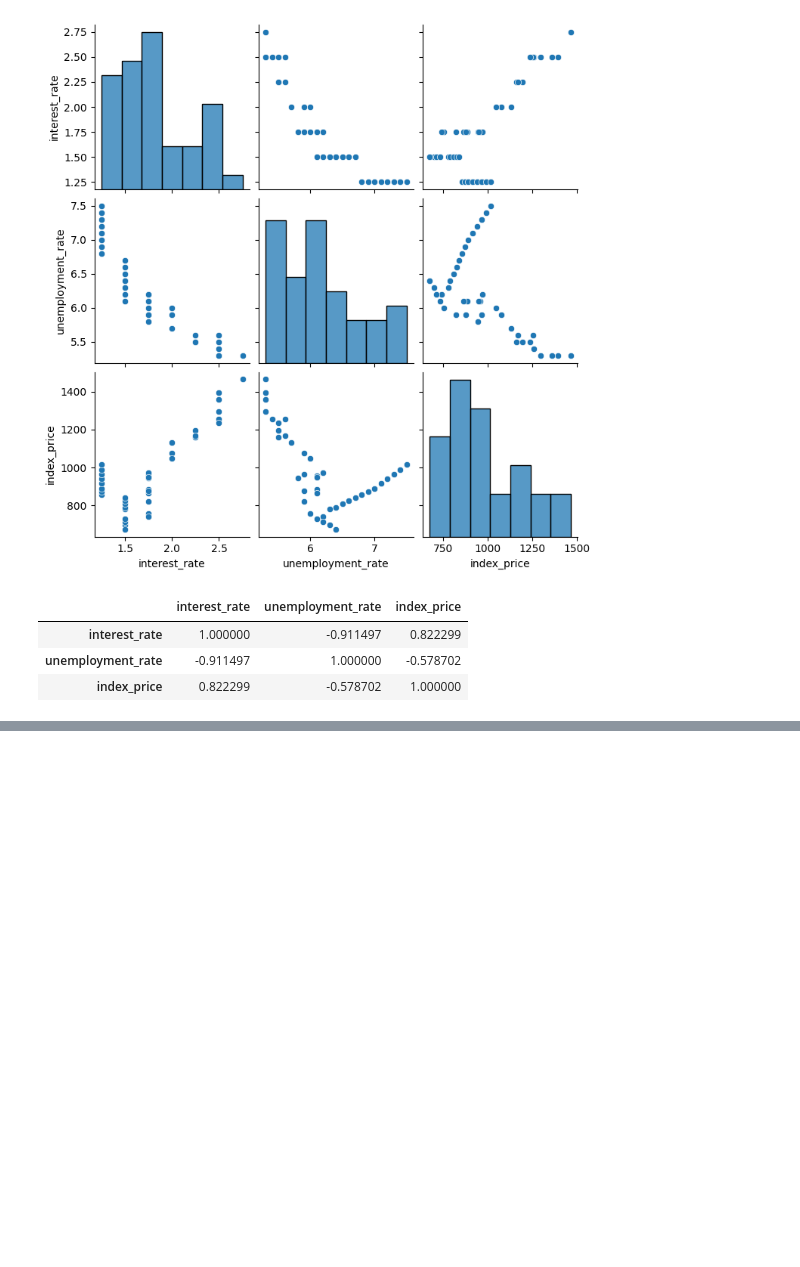
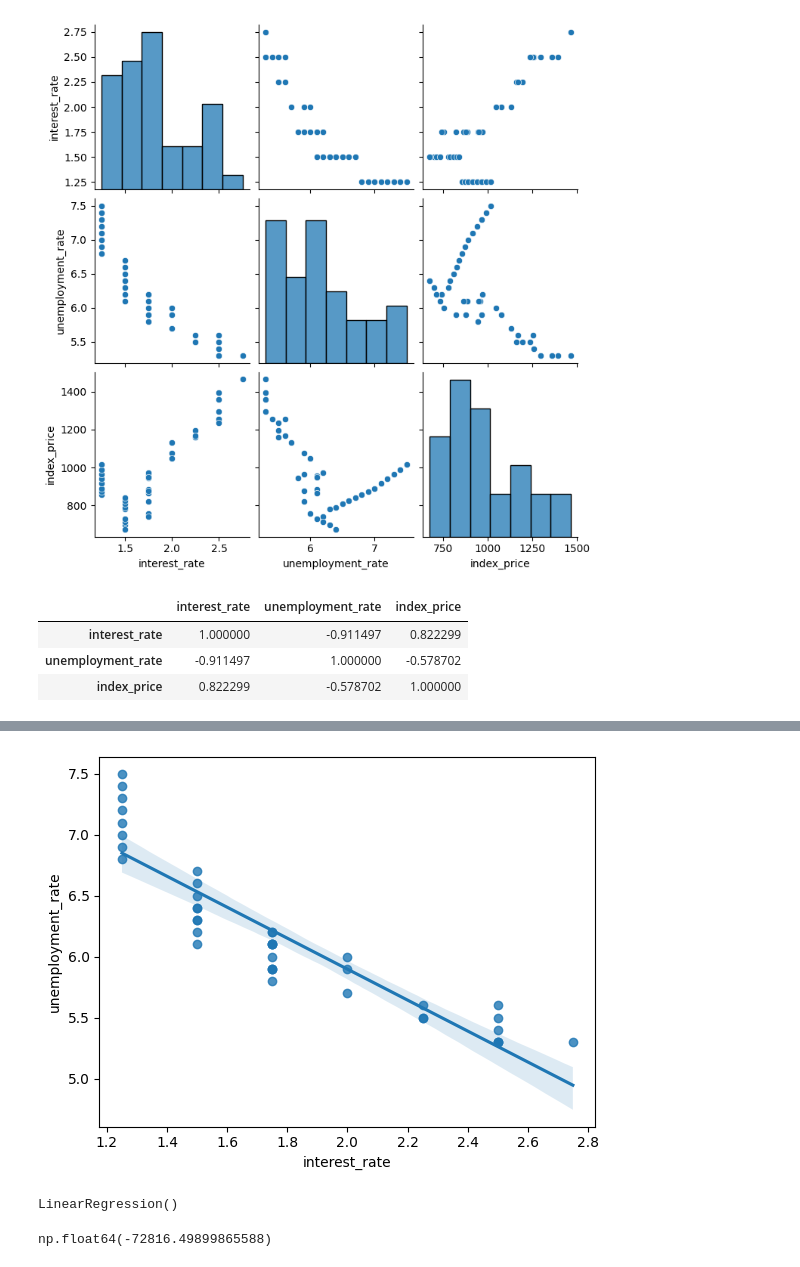
Before and after one commit to Shimul-Zahan/ML-Bootcamp, a Jupyter notebook: Regression/multiple linear regression/multiple_linear_regression.ipynb, the cells around one changed output, grey strips where cells are left out. Cells and saved outputs as stored; diff of their text form; code cells hidden in the pictures; blank space fills up the shorter version.

```diff
--- a/Regression/multiple linear regression/multiple_linear_regression.ipynb
+++ b/Regression/multiple linear regression/multiple_linear_regression.ipynb
@@ -40,0 +66,5 @@ data.corr()
+# %%
+sns.regplot(x=data['interest_rate'], y=data['unemployment_rate'])
+plt.show()
+# %% [output]
+[figure, added]
@@ -40,0 +77,6 @@ data.corr()
+# %%
+from sklearn.linear_model import LinearRegression
+regression = LinearRegression()
+regression.fit(X_train, y_train)
+# %% [output]
+LinearRegression()
@@ -40,0 +96,4 @@ data.corr()
+# %%
+np.mean(cross_val_sc)
+# %% [output]
+np.float64(-72816.49899865588)
```
Also changed, not shown: parts of 11 cells of this notebook.
